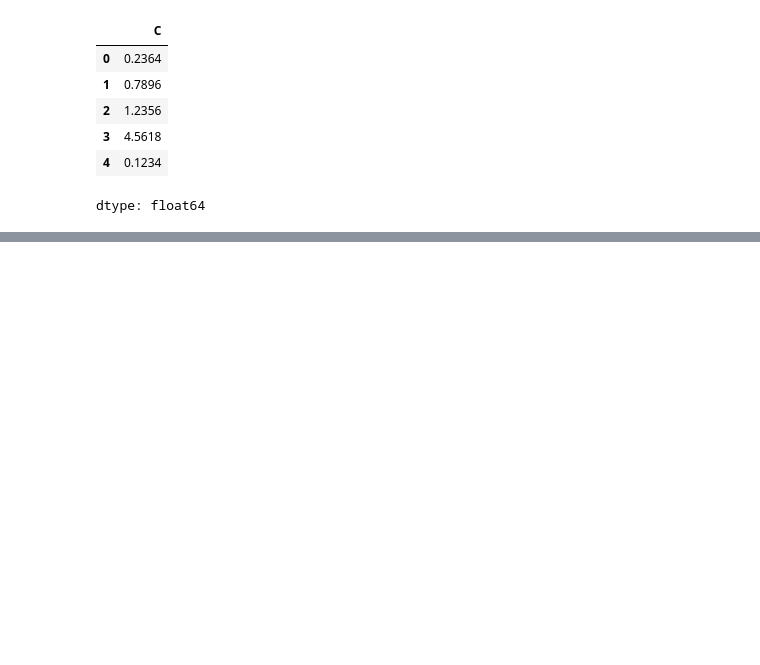
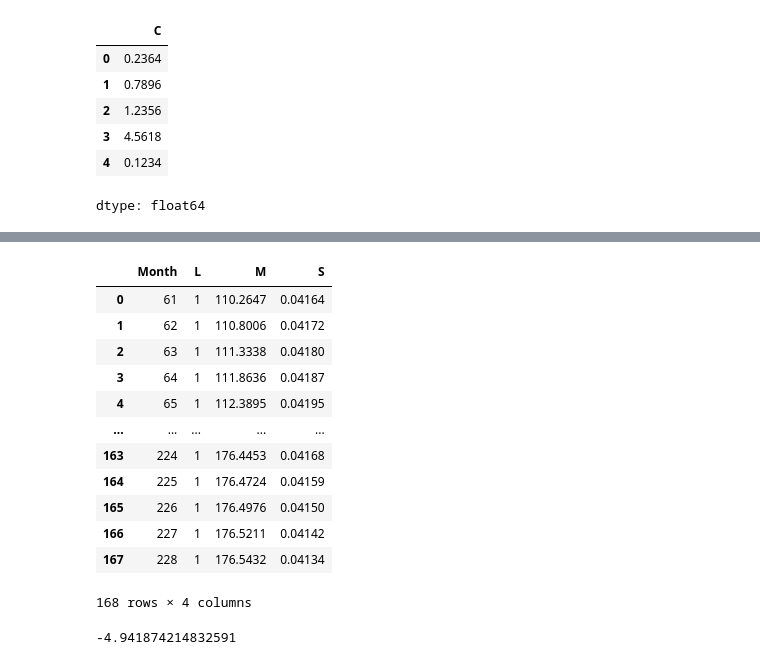
Before and after one commit to MaximTislenko/Acspect_patronum, a Jupyter notebook: Добро_пожаловать_VOZ.ipynb, the cells around one changed output, grey strips where cells are left out. Saved outputs shown, nothing was run; the diff lists cells and outputs as text; code cells hidden in the pictures; blank space fills up the shorter version.

```diff
--- a/Добро_пожаловать_VOZ.ipynb
+++ b/Добро_пожаловать_VOZ.ipynb
@@ -39,0 +212,17 @@ af.at ()
+# %%
+df_z_boys_5_19 = pd.read_excel('/content/hfa-boys-z-who-2007-exp.xlsx', usecols=['Month', 'L', 'M', 'S'])
+df_z_boys_5_19
+# %% [output]
+|  | Month | L | M | S |
+| 0 | 61 | 1 | 110.2647 | 0.04164 |
+| 1 | 62 | 1 | 110.8006 | 0.04172 |
+| 2 | 63 | 1 | 111.3338 | 0.04180 |
+| 3 | 64 | 1 | 111.8636 | 0.04187 |
+| 4 | 65 | 1 | 112.3895 | 0.04195 |
+| ... | ... | ... | ... | ... |
+| 163 | 224 | 1 | 176.4453 | 0.04168 |
+| 164 | 225 | 1 | 176.4724 | 0.04159 |
+| 165 | 226 | 1 | 176.4976 | 0.04150 |
+| 166 | 227 | 1 | 176.5211 | 0.04142 |
+| 167 | 228 | 1 | 176.5432 | 0.04134 |
+168 rows × 4 columns
@@ -39,0 +242,4 @@ af.at ()
+# %%
+calculation_boys_z_5_19(223, 140)
+# %% [output]
+-4.941874214832591
```
Also changed, not shown: parts of 33 cells of this notebook.
